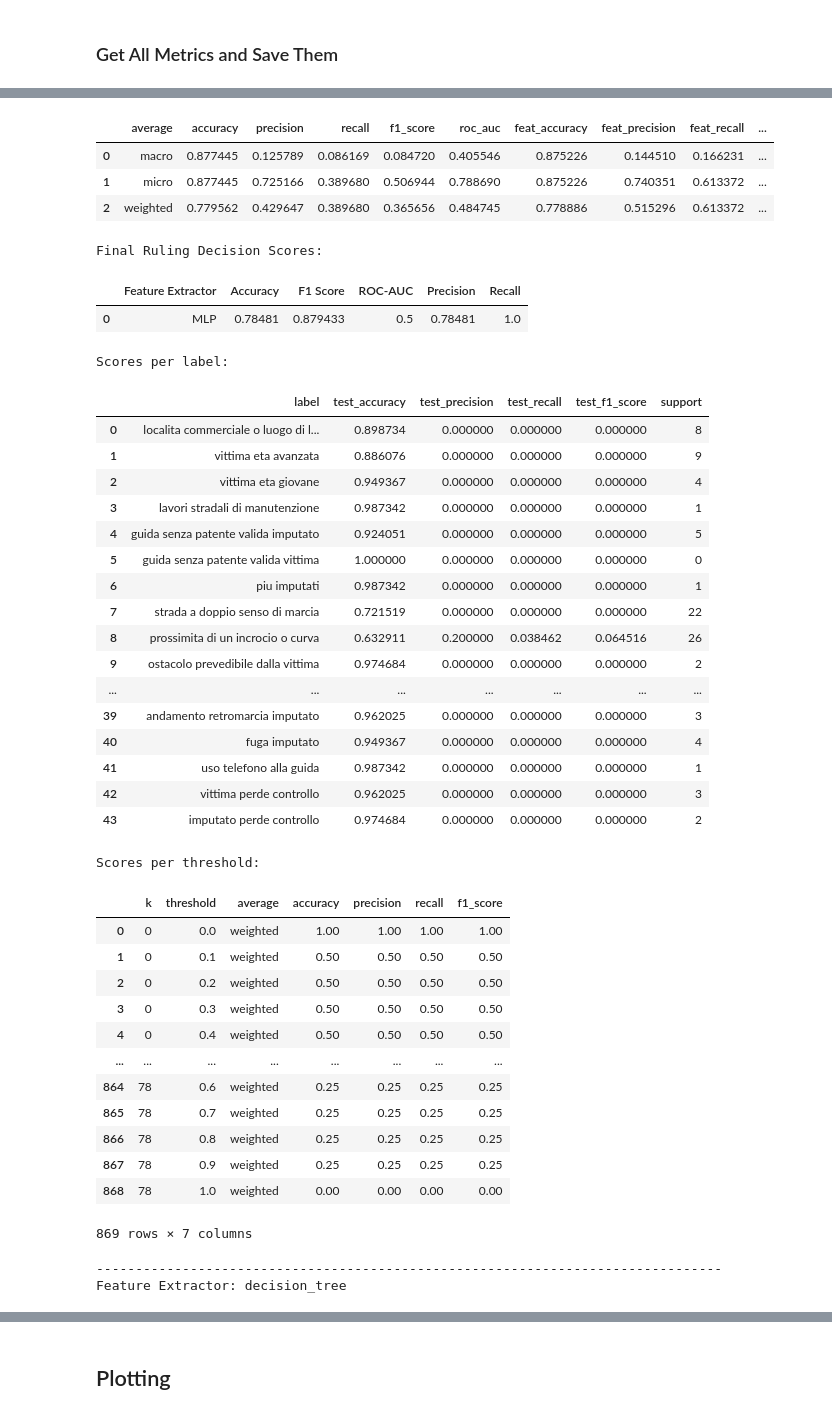
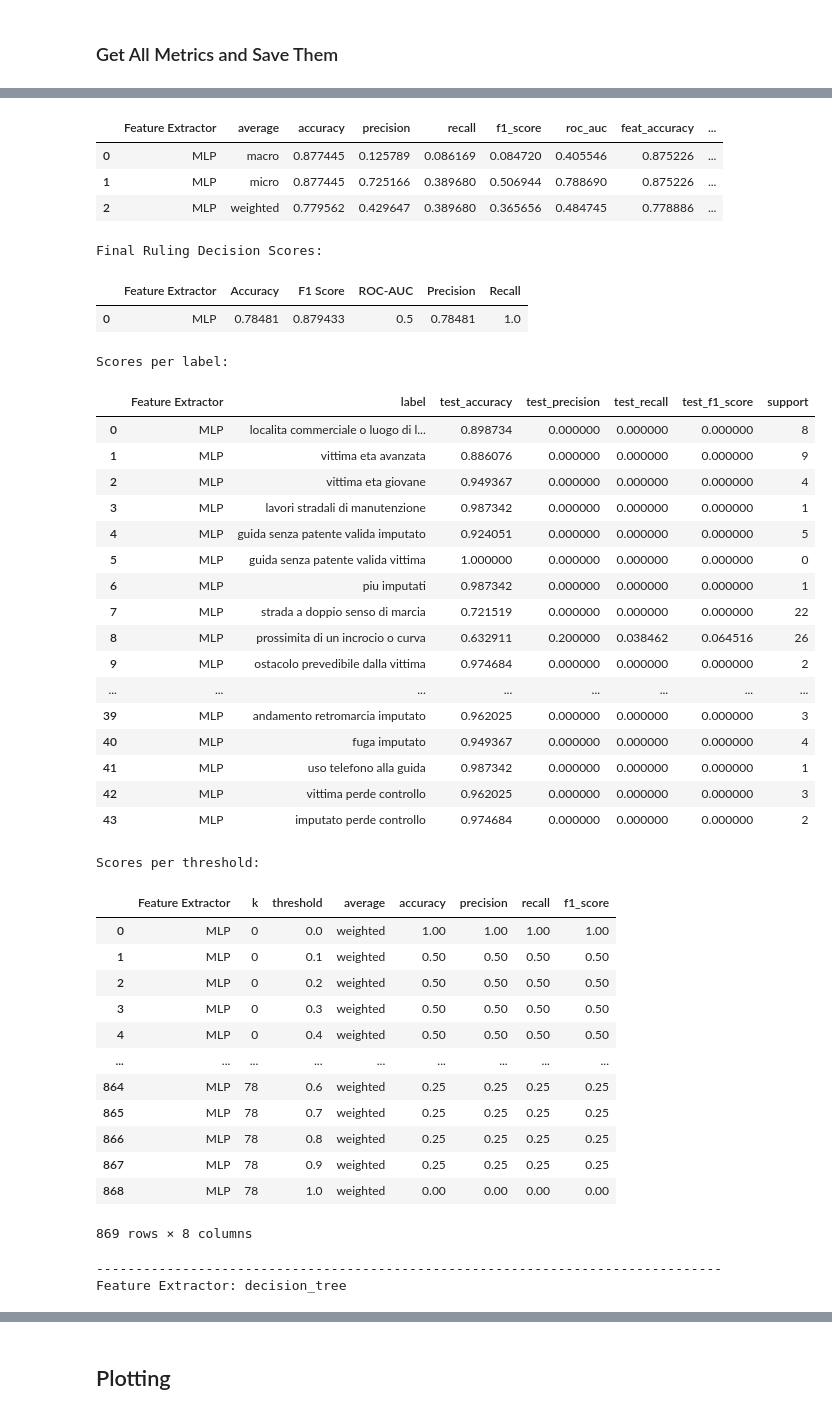
Before and after one commit to ribesstefano/ml4justice-feature-predictor, a Jupyter notebook: notebooks/ml4justice_nlp.ipynb, the cells around one changed output, grey strips where cells are left out. Drawn from its saved outputs; the diff is of its cells as text; code cells hidden in the pictures.

```diff
--- a/notebooks/ml4justice_nlp.ipynb
+++ b/notebooks/ml4justice_nlp.ipynb
@@ -1234,6 +1234,7 @@ for feature_extractor in ['mlp', 'decision_tree']:
     score_table = []
     for average in ['macro', 'micro', 'weighted']:
         score_table.append({
+            'Feature Extractor': 'MLP' if feature_extractor == 'mlp' else 'Decision Tree',
             'average': average,
             # Get scores for all labels
             'accuracy': accuracy(predictions, targets, task='multilabel', num_labels=num_labels, average=average).item(),
@@ -1286,6 +1287,7 @@ for feature_extractor in ['mlp', 'decision_tree']:
         y_targets = targets[:, label_id]
         threshold = 0.5
         tmp = {
+            'Feature Extractor': 'MLP' if feature_extractor == 'mlp' else 'Decision Tree',
             'label': label_name,
             'test_accuracy': accuracy(y_preds, y_targets, task='binary', threshold=threshold).item(),
             'test_precision': precision(y_preds, y_targets, task='binary', threshold=threshold).item(),
@@ -1301,67 +1303,68 @@ for feature_extractor in ['mlp', 'decision_tree']:
 
     # Calculate scores per threshold if the model is a MLP
     if feature_extractor == 'mlp':
         report_table_per_threshold = []
         for k, (y_preds, y_targets) in enumerate(zip(predictions, targets)):
             y_preds = y_preds.unsqueeze(dim=0)
             y_targets = y_targets.unsqueeze(dim=0)
             for threshold in [0.1 * i for i in range(11)]:
                 for average in ['macro', 'micro', 'weighted']:
                     tmp = {
+                        'Feature Extractor': 'MLP' if feature_extractor == 'mlp' else 'Decision Tree',
                         'k': k,
                         'threshold': threshold,
                         'average': average,
                         'accuracy': accuracy(y_preds, y_targets, task='multilabel', num_labels=num_labels, average=average, threshold=threshold).item(),
                         'precision': precision(y_preds, y_targets, task='multilabel', num_labels=num_labels, average=average, threshold=threshold).item(),
                         'recall': recall(y_preds, y_targets, task='multilabel', num_labels=num_labels, average=average, threshold=threshold).item(),
                         'f1_score': f1_score(y_preds, y_targets, task='multilabel', num_labels=num_labels, average=average, threshold=threshold).item(),
                     }
                 report_table_per_threshold.append(tmp)
         report_table_per_threshold = pd.DataFrame(report_table_per_threshold)
         report_table_per_threshold.to_csv(f"../data/nlp-mlp-loo-scores_per_threshold.csv", index=False)
         print("Scores per threshold:")
         display(report_table_per_threshold)
     print("-" * 80)
 # %% [output]
 Feature Extractor: mlp
-|  | average | accuracy | precision | recall | f1_score | roc_auc | feat_accuracy | feat_precision | feat_recall | ... |
-| 0 | macro | 0.877445 | 0.125789 | 0.086169 | 0.084720 | 0.405546 | 0.875226 | 0.144510 | 0.166231 | ... |
-| 1 | micro | 0.877445 | 0.725166 | 0.389680 | 0.506944 | 0.788690 | 0.875226 | 0.740351 | 0.613372 | ... |
-| 2 | weighted | 0.779562 | 0.429647 | 0.389680 | 0.365656 | 0.484745 | 0.778886 | 0.515296 | 0.613372 | ... |
+|  | Feature Extractor | average | accuracy | precision | recall | f1_score | roc_auc | feat_accuracy | ... |
+| 0 | MLP | macro | 0.877445 | 0.125789 | 0.086169 | 0.084720 | 0.405546 | 0.875226 | ... |
+| 1 | MLP | micro | 0.877445 | 0.725166 | 0.389680 | 0.506944 | 0.788690 | 0.875226 | ... |
+| 2 | MLP | weighted | 0.779562 | 0.429647 | 0.389680 | 0.365656 | 0.484745 | 0.778886 | ... |
 Final Ruling Decision Scores:
 |  | Feature Extractor | Accuracy | F1 Score | ROC-AUC | Precision | Recall |
 | 0 | MLP | 0.78481 | 0.879433 | 0.5 | 0.78481 | 1.0 |
 Scores per label:
-|  | label | test_accuracy | test_precision | test_recall | test_f1_score | support |
-| 0 | localita commerciale o luogo di l... | 0.898734 | 0.000000 | 0.000000 | 0.000000 | 8 |
-| 1 | vittima eta avanzata | 0.886076 | 0.000000 | 0.000000 | 0.000000 | 9 |
-| 2 | vittima eta giovane | 0.949367 | 0.000000 | 0.000000 | 0.000000 | 4 |
-| 3 | lavori stradali di manutenzione | 0.987342 | 0.000000 | 0.000000 | 0.000000 | 1 |
-| 4 | guida senza patente valida imputato | 0.924051 | 0.000000 | 0.000000 | 0.000000 | 5 |
-| 5 | guida senza patente valida vittima | 1.000000 | 0.000000 | 0.000000 | 0.000000 | 0 |
-| 6 | piu imputati | 0.987342 | 0.000000 | 0.000000 | 0.000000 | 1 |
-| 7 | strada a doppio senso di marcia | 0.721519 | 0.000000 | 0.000000 | 0.000000 | 22 |
-| 8 | prossimita di un incrocio o curva | 0.632911 | 0.200000 | 0.038462 | 0.064516 | 26 |
-| 9 | ostacolo prevedibile dalla vittima | 0.974684 | 0.000000 | 0.000000 | 0.000000 | 2 |
-| ... | ... | ... | ... | ... | ... | ... |
-| 39 | andamento retromarcia imputato | 0.962025 | 0.000000 | 0.000000 | 0.000000 | 3 |
-| 40 | fuga imputato | 0.949367 | 0.000000 | 0.000000 | 0.000000 | 4 |
-| 41 | uso telefono alla guida | 0.987342 | 0.000000 | 0.000000 | 0.000000 | 1 |
-| 42 | vittima perde controllo | 0.962025 | 0.000000 | 0.000000 | 0.000000 | 3 |
-| 43 | imputato perde controllo | 0.974684 | 0.000000 | 0.000000 | 0.000000 | 2 |
+|  | Feature Extractor | label | test_accuracy | test_precision | test_recall | test_f1_score | support |
+| 0 | MLP | localita commerciale o luogo di l... | 0.898734 | 0.000000 | 0.000000 | 0.000000 | 8 |
+| 1 | MLP | vittima eta avanzata | 0.886076 | 0.000000 | 0.000000 | 0.000000 | 9 |
+| 2 | MLP | vittima eta giovane | 0.949367 | 0.000000 | 0.000000 | 0.000000 | 4 |
+| 3 | MLP | lavori stradali di manutenzione | 0.987342 | 0.000000 | 0.000000 | 0.000000 | 1 |
+| 4 | MLP | guida senza patente valida imputato | 0.924051 | 0.000000 | 0.000000 | 0.000000 | 5 |
+| 5 | MLP | guida senza patente valida vittima | 1.000000 | 0.000000 | 0.000000 | 0.000000 | 0 |
+| 6 | MLP | piu imputati | 0.987342 | 0.000000 | 0.000000 | 0.000000 | 1 |
+| 7 | MLP | strada a doppio senso di marcia | 0.721519 | 0.000000 | 0.000000 | 0.000000 | 22 |
+| 8 | MLP | prossimita di un incrocio o curva | 0.632911 | 0.200000 | 0.038462 | 0.064516 | 26 |
+| 9 | MLP | ostacolo prevedibile dalla vittima | 0.974684 | 0.000000 | 0.000000 | 0.000000 | 2 |
+| ... | ... | ... | ... | ... | ... | ... | ... |
+| 39 | MLP | andamento retromarcia imputato | 0.962025 | 0.000000 | 0.000000 | 0.000000 | 3 |
+| 40 | MLP | fuga imputato | 0.949367 | 0.000000 | 0.000000 | 0.000000 | 4 |
+| 41 | MLP | uso telefono alla guida | 0.987342 | 0.000000 | 0.000000 | 0.000000 | 1 |
+| 42 | MLP | vittima perde controllo | 0.962025 | 0.000000 | 0.000000 | 0.000000 | 3 |
+| 43 | MLP | imputato perde controllo | 0.974684 | 0.000000 | 0.000000 | 0.000000 | 2 |
 Scores per threshold:
-|  | k | threshold | average | accuracy | precision | recall | f1_score |
-| 0 | 0 | 0.0 | weighted | 1.00 | 1.00 | 1.00 | 1.00 |
-| 1 | 0 | 0.1 | weighted | 0.50 | 0.50 | 0.50 | 0.50 |
-| 2 | 0 | 0.2 | weighted | 0.50 | 0.50 | 0.50 | 0.50 |
-| 3 | 0 | 0.3 | weighted | 0.50 | 0.50 | 0.50 | 0.50 |
-| 4 | 0 | 0.4 | weighted | 0.50 | 0.50 | 0.50 | 0.50 |
-| ... | ... | ... | ... | ... | ... | ... | ... |
-| 864 | 78 | 0.6 | weighted | 0.25 | 0.25 | 0.25 | 0.25 |
-| 865 | 78 | 0.7 | weighted | 0.25 | 0.25 | 0.25 | 0.25 |
-| 866 | 78 | 0.8 | weighted | 0.25 | 0.25 | 0.25 | 0.25 |
-| 867 | 78 | 0.9 | weighted | 0.25 | 0.25 | 0.25 | 0.25 |
-| 868 | 78 | 1.0 | weighted | 0.00 | 0.00 | 0.00 | 0.00 |
+|  | Feature Extractor | k | threshold | average | accuracy | precision | recall | f1_score |
+| 0 | MLP | 0 | 0.0 | weighted | 1.00 | 1.00 | 1.00 | 1.00 |
+| 1 | MLP | 0 | 0.1 | weighted | 0.50 | 0.50 | 0.50 | 0.50 |
+| 2 | MLP | 0 | 0.2 | weighted | 0.50 | 0.50 | 0.50 | 0.50 |
+| 3 | MLP | 0 | 0.3 | weighted | 0.50 | 0.50 | 0.50 | 0.50 |
+| 4 | MLP | 0 | 0.4 | weighted | 0.50 | 0.50 | 0.50 | 0.50 |
+| ... | ... | ... | ... | ... | ... | ... | ... | ... |
+| 864 | MLP | 78 | 0.6 | weighted | 0.25 | 0.25 | 0.25 | 0.25 |
+| 865 | MLP | 78 | 0.7 | weighted | 0.25 | 0.25 | 0.25 | 0.25 |
+| 866 | MLP | 78 | 0.8 | weighted | 0.25 | 0.25 | 0.25 | 0.25 |
+| 867 | MLP | 78 | 0.9 | weighted | 0.25 | 0.25 | 0.25 | 0.25 |
+| 868 | MLP | 78 | 1.0 | weighted | 0.00 | 0.00 | 0.00 | 0.00 |
-869 rows × 7 columns
+869 rows × 8 columns
 --------------------------------------------------------------------------------
 Feature Extractor: decision_tree
```
Also changed, not shown: parts of 15 cells of this notebook.
